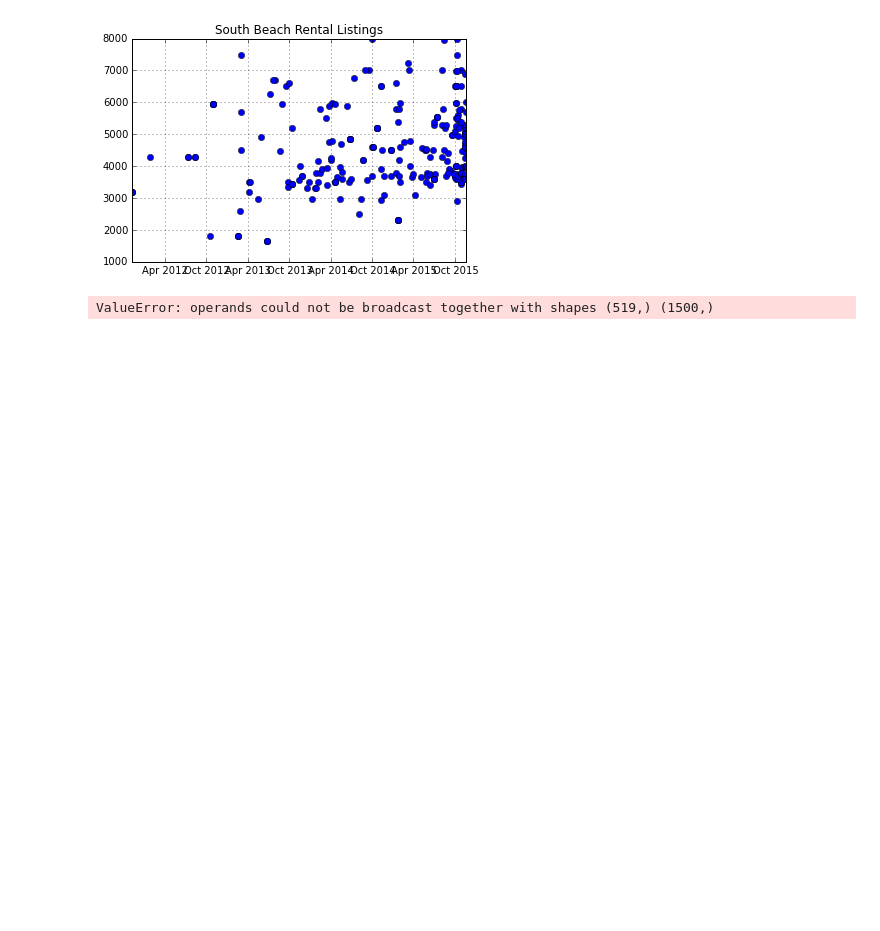
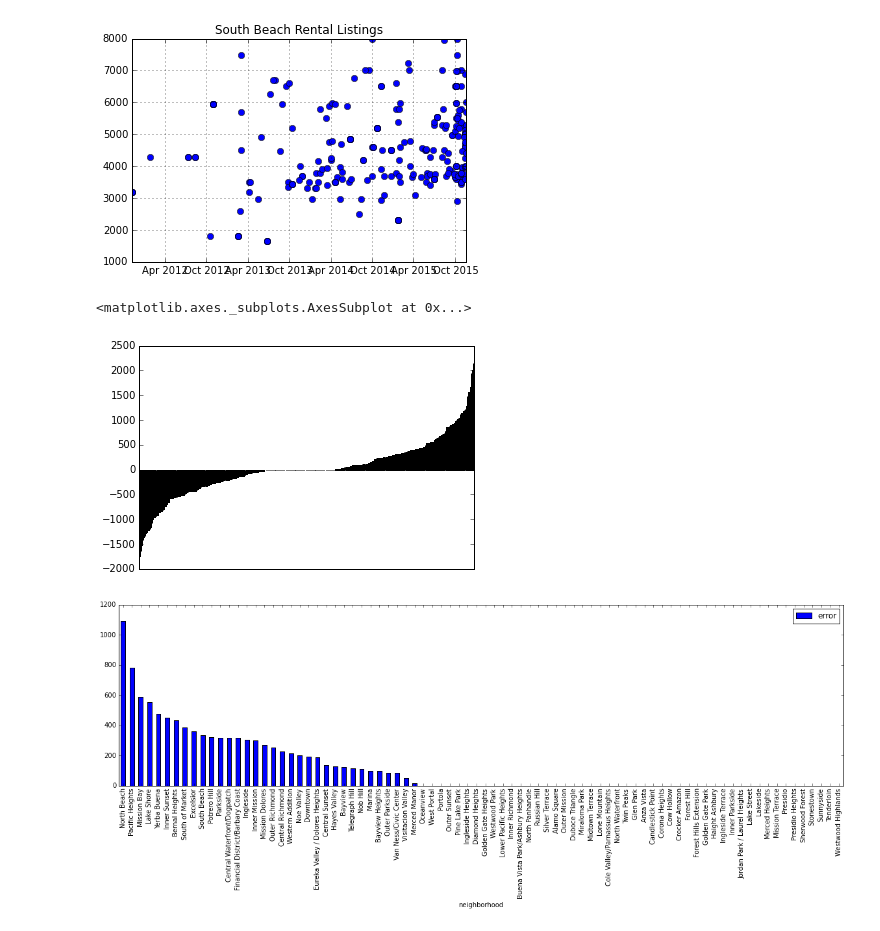
Before and after one commit to ivoytov/rentalnerd, a Jupyter notebook: scraper/SF Model v3.ipynb, the cells around one changed output. Saved outputs shown, nothing was run; the diff lists cells and outputs as text; code cells hidden in the pictures; blank space fills up the shorter version.

```diff
--- a/scraper/SF Model v3.ipynb
+++ b/scraper/SF Model v3.ipynb
@@ -288,36 +327,36 @@ plt.grid(True)
 # %% [output]
 [figure]
 # %%
-predictions = result.predict()
-
-errors = predictions-data.price
+errors = result.resid
 errors.name = 'error'
 pprice = errors + data.price
 pprice.name = "prediction"
 data = pd.concat([data, errors], axis=1)
 data = pd.concat([data, pprice], axis=1)
 
 # visualize the relationship between the features and the response using scatterplots
 errors.sort()
 errors.plot(kind='bar').get_xaxis().set_ticks([])
 
 # show errors by neighborhood to see if there are any neighborhoods with funky differences
 
 hooderrors = data[['neighborhood']]
 
 hooderrors = pd.concat([hooderrors,errors.abs()],axis=1)
 
 hood_group = hooderrors.groupby('neighborhood')
 
 import numpy
 def median(lst):
     return numpy.median(numpy.array(lst))
 
 error_avg = hood_group.median()
 error_avg.sort_values(by='error',ascending=False,inplace=True)
 error_avg.plot(kind='bar',figsize=(20,5))
 # %% [output]
-ValueError: operands could not be broadcast together with shapes (519,) (1500,)
+<matplotlib.axes._subplots.AxesSubplot at 0x...>
+[figure, added]
+[figure, added]
 # %%
 hood_group.size().sort_values(ascending=False).plot(kind='bar',figsize=(20,5))
 
```
Also changed, not shown: parts of 42 cells of this notebook.
